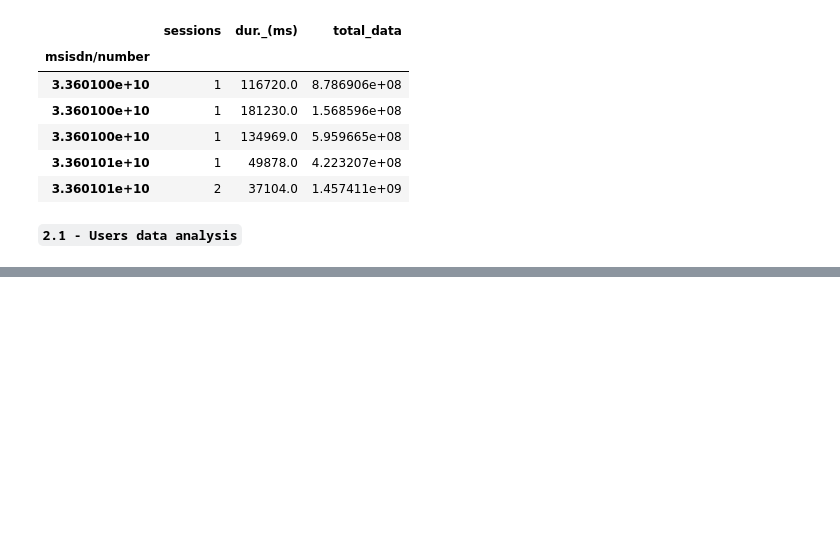
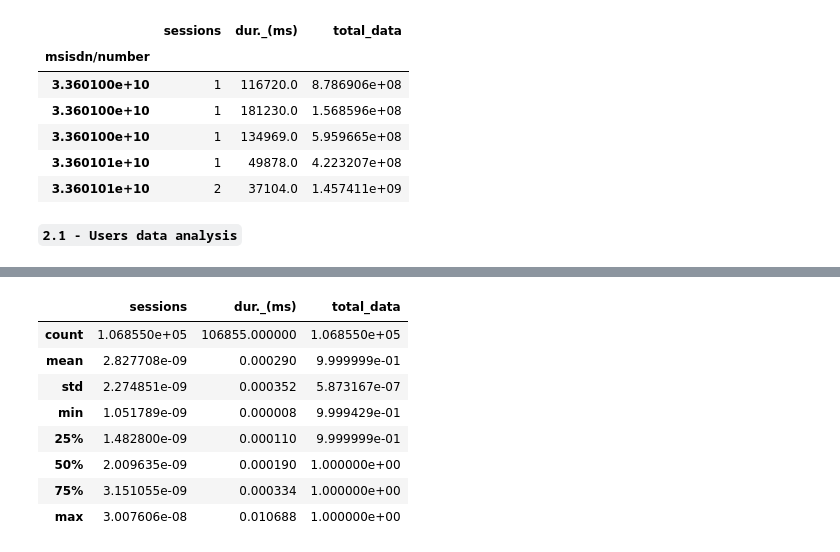
Before and after one commit to HenokD11/Analytics-Telecom-Data, a Jupyter notebook: notebooks/UserEngagement_Task2.ipynb, the cells around one changed output, grey strips where cells are left out. Saved outputs shown, nothing was run; the diff lists cells and outputs as text; code cells hidden in the pictures; blank space fills up the shorter version.

```diff
--- a/notebooks/UserEngagement_Task2.ipynb
+++ b/notebooks/UserEngagement_Task2.ipynb
@@ -263,0 +294,12 @@ engagement.head()
+# %%
+normalized_user_engagement.describe()
+# %% [output]
+|  | sessions | dur._(ms) | total_data |
+| count | 1.068550e+05 | 106855.000000 | 1.068550e+05 |
+| mean | 2.827708e-09 | 0.000290 | 9.999999e-01 |
+| std | 2.274851e-09 | 0.000352 | 5.873167e-07 |
+| min | 1.051789e-09 | 0.000008 | 9.999429e-01 |
+| 25% | 1.482800e-09 | 0.000110 | 9.999999e-01 |
+| 50% | 2.009635e-09 | 0.000190 | 1.000000e+00 |
+| 75% | 3.151055e-09 | 0.000334 | 1.000000e+00 |
+| max | 3.007606e-08 | 0.010688 | 1.000000e+00 |
```
Also changed, not shown: parts of 7 cells of this notebook.
